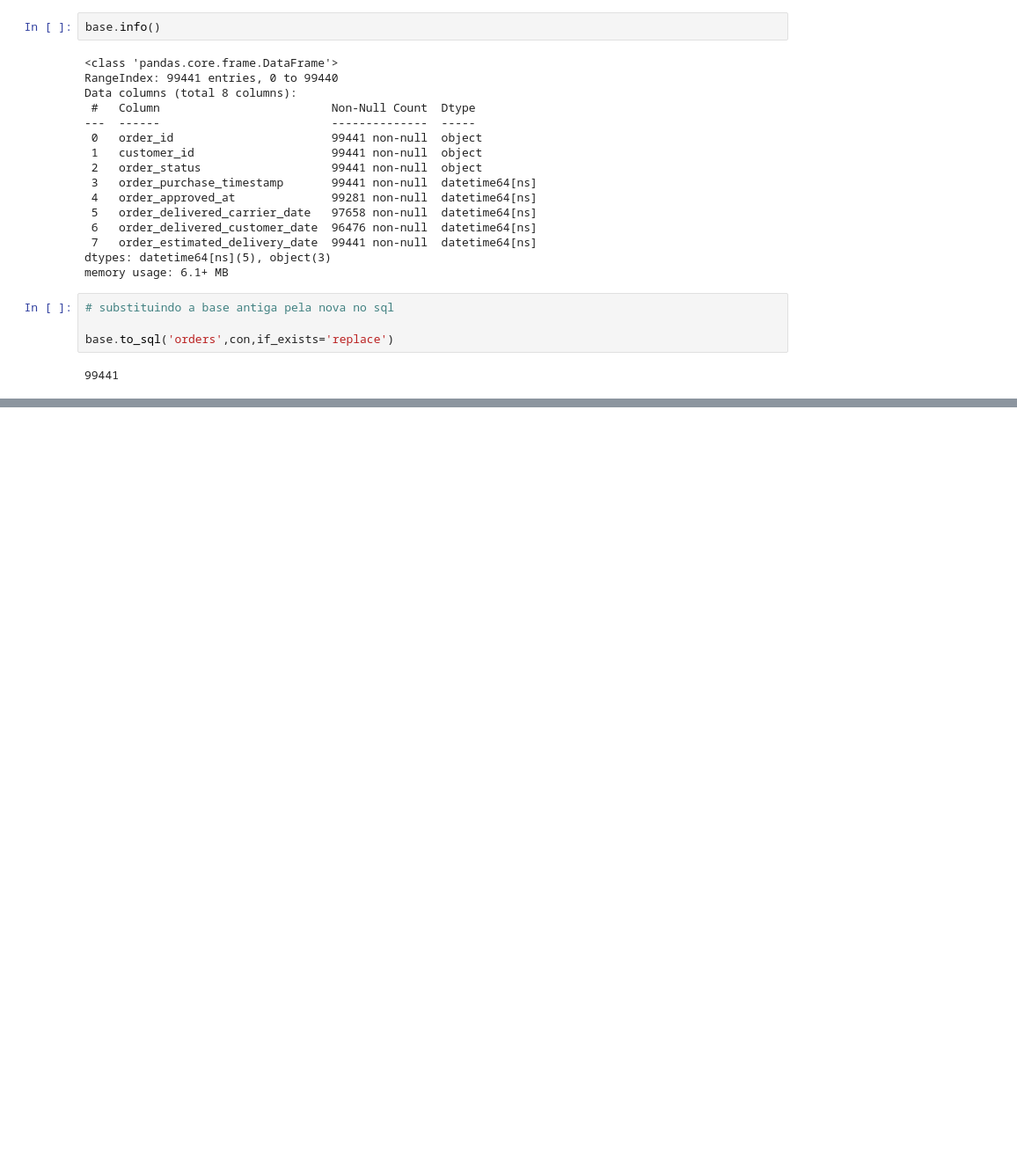
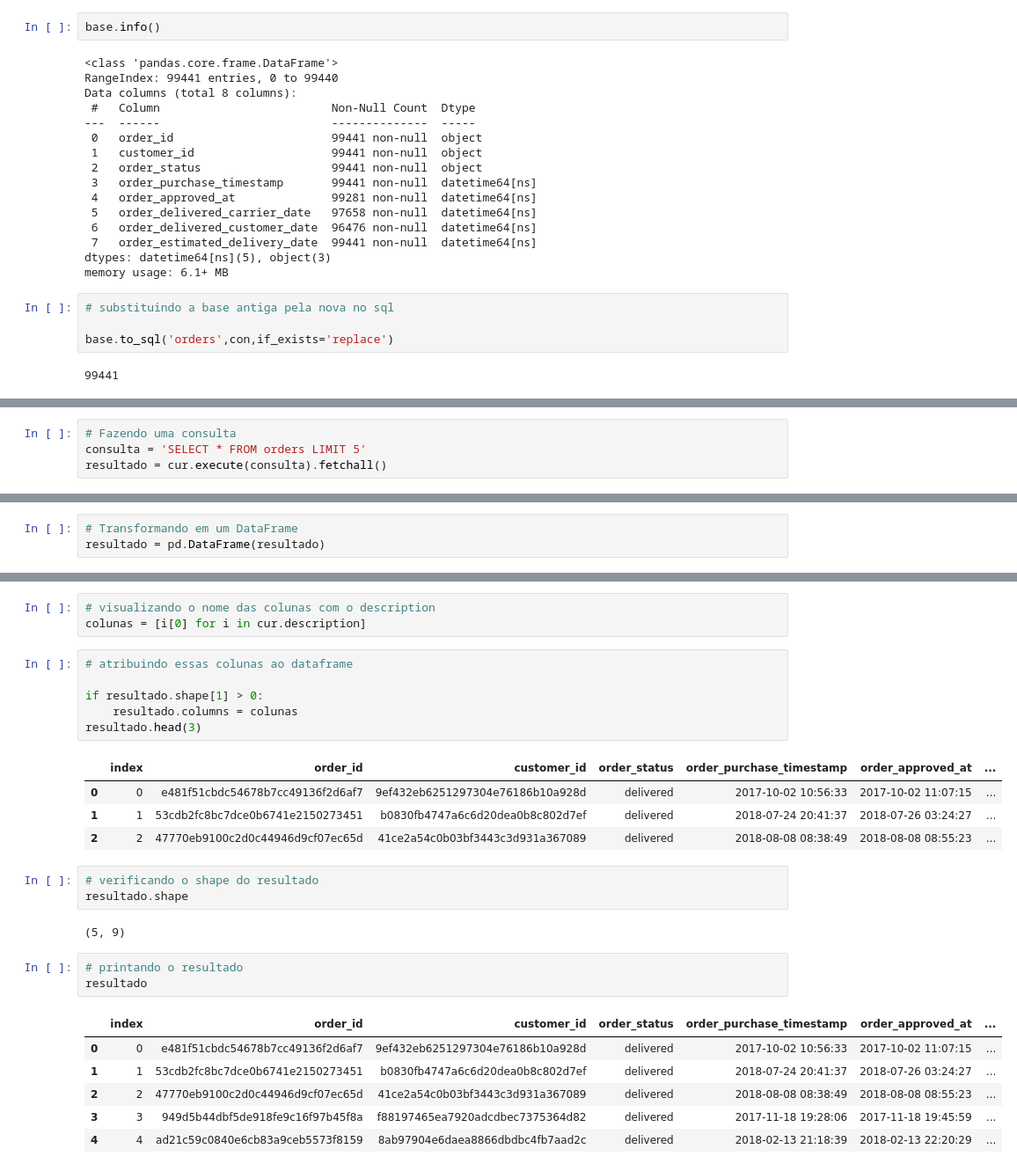
Before and after one commit to MDayvson/Ciencia-de-Dados, a Jupyter notebook: Ciência de Dados Impressionador/18. Utilizando o SQL com dados reais de venda/3. Criando uma história com os dados.ipynb, the cells around one changed output, grey strips where cells are left out. Shown at 88% size. Cells and saved outputs as stored; diff of their text form; blank space fills up the shorter version.

```diff
--- a/Ciência de Dados Impressionador/18. Utilizando o SQL com dados reais de venda/3. Criando uma história com os dados.ipynb
+++ b/Ciência de Dados Impressionador/18. Utilizando o SQL com dados reais de venda/3. Criando uma história com os dados.ipynb
@@ -161,0 +164,4 @@ base.to_sql('orders',con,if_exists='replace')
+# %%
+# Fazendo uma consulta
+consulta = 'SELECT * FROM orders LIMIT 5'
+resultado = cur.execute(consulta).fetchall()
@@ -161,0 +189,3 @@ base.to_sql('orders',con,if_exists='replace')
+# %%
+# Transformando em um DataFrame
+resultado = pd.DataFrame(resultado)
@@ -161,0 +200,29 @@ base.to_sql('orders',con,if_exists='replace')
+# %%
+# visualizando o nome das colunas com o description
+colunas = [i[0] for i in cur.description]
+# %%
+# atribuindo essas colunas ao dataframe
+
+if resultado.shape[1] > 0:
+    resultado.columns = colunas
+resultado.head(3)
+# %% [output]
+|  | index | order_id | customer_id | order_status | order_purchase_timestamp | order_approved_at | ... |
+| 0 | 0 | e481f51cbdc54678b7cc49136f2d6af7 | 9ef432eb6251297304e76186b10a928d | delivered | 2017-10-02 10:56:33 | 2017-10-02 11:07:15 | ... |
+| 1 | 1 | 53cdb2fc8bc7dce0b6741e2150273451 | b0830fb4747a6c6d20dea0b8c802d7ef | delivered | 2018-07-24 20:41:37 | 2018-07-26 03:24:27 | ... |
+| 2 | 2 | 47770eb9100c2d0c44946d9cf07ec65d | 41ce2a54c0b03bf3443c3d931a367089 | delivered | 2018-08-08 08:38:49 | 2018-08-08 08:55:23 | ... |
+# %%
+# verificando o shape do resultado
+resultado.shape
+# %% [output]
+(5, 9)
+# %%
+# printando o resultado
+resultado
+# %% [output]
+|  | index | order_id | customer_id | order_status | order_purchase_timestamp | order_approved_at | ... |
+| 0 | 0 | e481f51cbdc54678b7cc49136f2d6af7 | 9ef432eb6251297304e76186b10a928d | delivered | 2017-10-02 10:56:33 | 2017-10-02 11:07:15 | ... |
+| 1 | 1 | 53cdb2fc8bc7dce0b6741e2150273451 | b0830fb4747a6c6d20dea0b8c802d7ef | delivered | 2018-07-24 20:41:37 | 2018-07-26 03:24:27 | ... |
+| 2 | 2 | 47770eb9100c2d0c44946d9cf07ec65d | 41ce2a54c0b03bf3443c3d931a367089 | delivered | 2018-08-08 08:38:49 | 2018-08-08 08:55:23 | ... |
+| 3 | 3 | 949d5b44dbf5de918fe9c16f97b45f8a | f88197465ea7920adcdbec7375364d82 | delivered | 2017-11-18 19:28:06 | 2017-11-18 19:45:59 | ... |
+| 4 | 4 | ad21c59c0840e6cb83a9ceb5573f8159 | 8ab97904e6daea8866dbdbc4fb7aad2c | delivered | 2018-02-13 21:18:39 | 2018-02-13 22:20:29 | ... |
```
Also changed, not shown: parts of 6 cells of this notebook, 1 other file.
